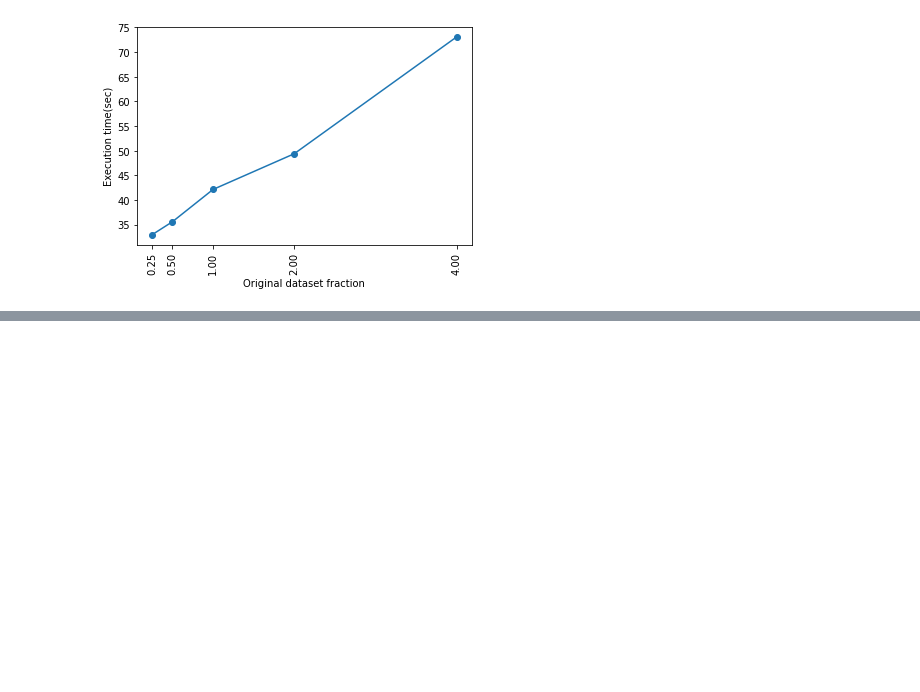
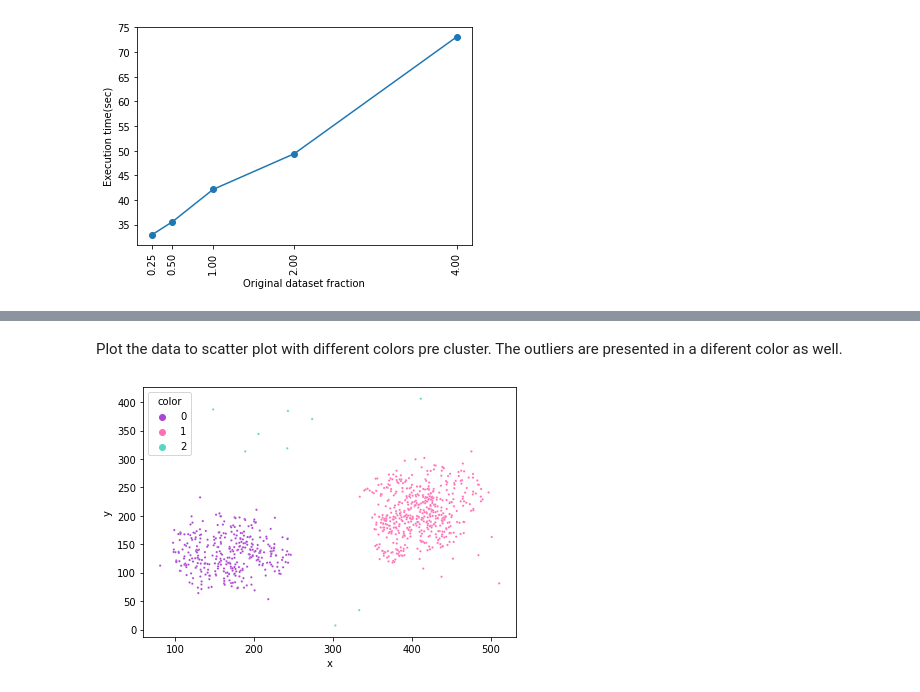
Before and after one commit to zoichatzi/linearScalableOutlierDetect, a Jupyter notebook: images/project1_images.ipynb, the cells around one changed output, grey strips where cells are left out. Cells and saved outputs as stored; diff of their text form; code cells hidden in the pictures; blank space fills up the shorter version.

```diff
--- a/images/project1_images.ipynb
+++ b/images/project1_images.ipynb
@@ -95,0 +120,3 @@ Text(0.5, 0, 'Original dataset fraction')
+# %%
+outliers = pd.read_csv("gdrive/MyDrive/outliers (1).csv",index_col=None, sep="," )
+print(outliers)
@@ -95,0 +138,15 @@ Text(0.5, 0, 'Original dataset fraction')
+# %% [markdown]
+Plot the data to scatter plot with different colors pre cluster. The outliers are presented in a diferent color as well.
+# %%
+from IPython.core.pylabtools import figsize
+import matplotlib.pyplot as plt
+import seaborn as sns
+COLORS = [ '#AB46D2', '#FF6FB5', '#55D8C1', '#FCF69C', '#733C3C', '#B22727', '#B4ECE3', '#FFF8D5', '#FFBD35', '#3FA796', '#8267BE', '#502064', '#FF5D9E', '#8F71FF', '#82ACFF', '#8BFFFF', '#3E3838', '#AE7C7C', '#6CBBB3', '#EFE784', '#072227', '#35858B', '#4FBDBA', '#AEFEFF', '#4B5D67', '#322F3D', '#59405C', '#87556F']
+fig =plt.plot(figsize= (20,20))
+plt.tight_layout()
+color_cnt = len(outliers['color'].unique())
+ax = sns.scatterplot(data = outliers, x='x', y='y', hue='color', palette =COLORS[:color_cnt], s=5)
+# ax.legend(['Outliers', 'cluster 1', 'cluster 2'])
+plt.show()
+# %% [output]
+[figure, added]
```
Also changed, not shown: parts of 19 cells of this notebook.
